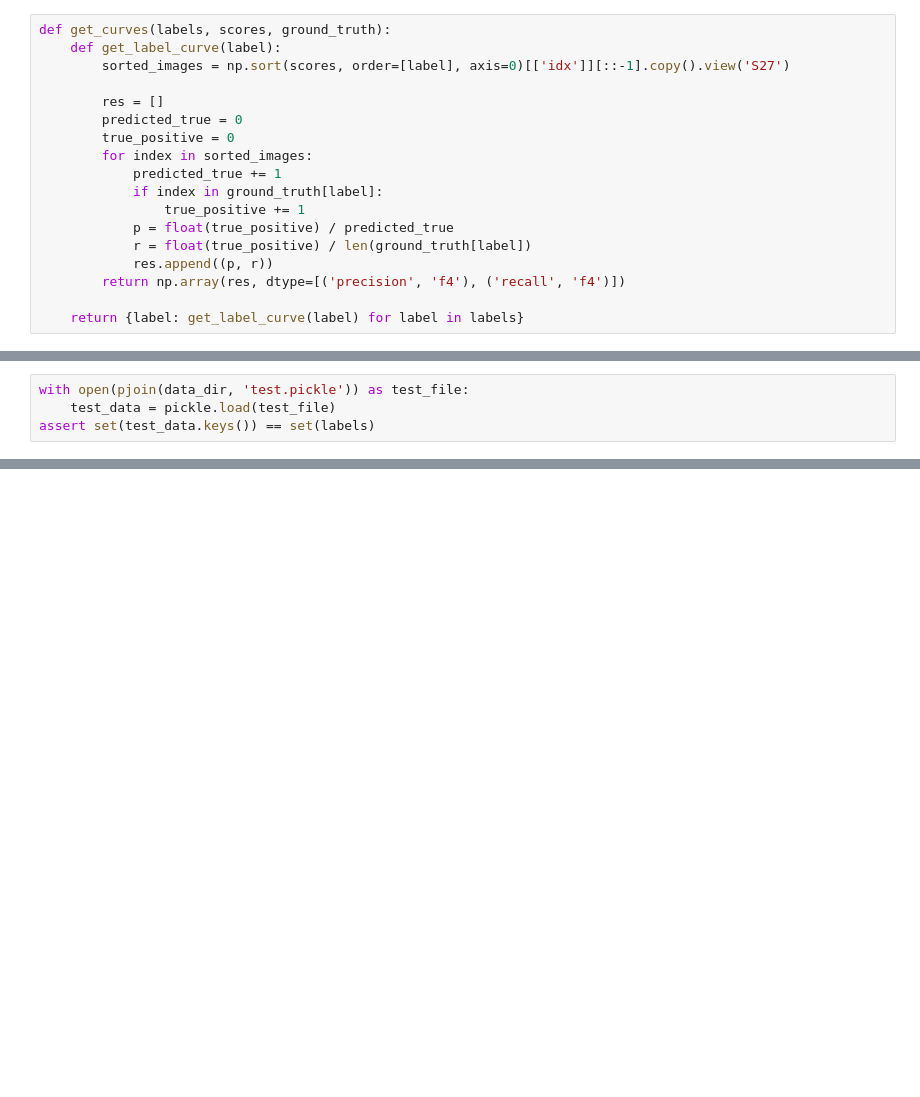
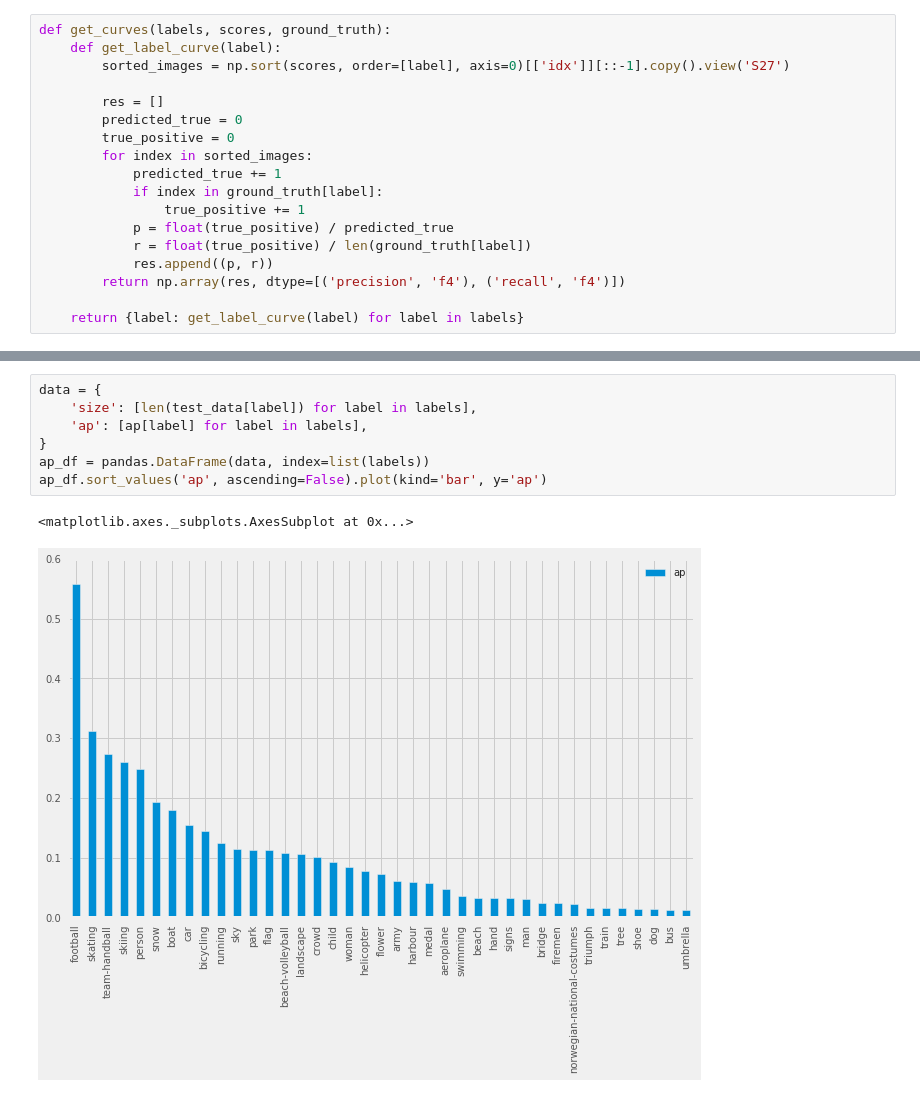
Before and after one commit to uvNikita/master-thesis-src, a Jupyter notebook: notebooks/testing/testing.ipynb, the cells around one changed output, grey strips where cells are left out. Cells and saved outputs as stored; diff of their text form; blank space fills up the shorter version.

```diff
--- a/notebooks/testing/testing.ipynb
+++ b/notebooks/testing/testing.ipynb
@@ -146,4 +207,0 @@ net = Network(
-# %%
-with open(pjoin(data_dir, 'test.pickle')) as test_file:
-    test_data = pickle.load(test_file)
-assert set(test_data.keys()) == set(labels)
@@ -170,0 +224,10 @@ scores.size
+# %%
+data = {
+    'size': [len(test_data[label]) for label in labels],
+    'ap': [ap[label] for label in labels],
+}
+ap_df = pandas.DataFrame(data, index=list(labels))
+ap_df.sort_values('ap', ascending=False).plot(kind='bar', y='ap')
+# %% [output]
+<matplotlib.axes._subplots.AxesSubplot at 0x...>
+[figure, added]
```
Also changed, not shown: parts of 25 cells of this notebook.
